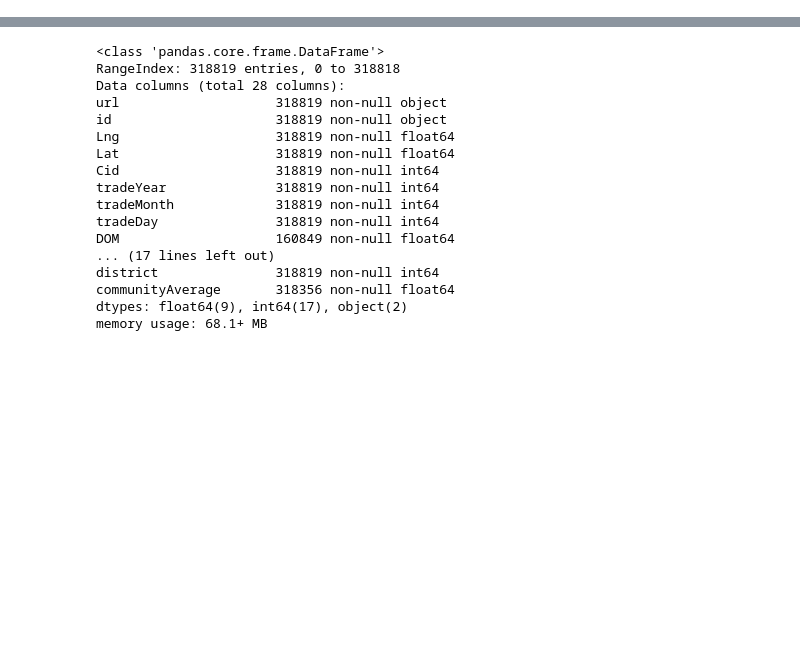
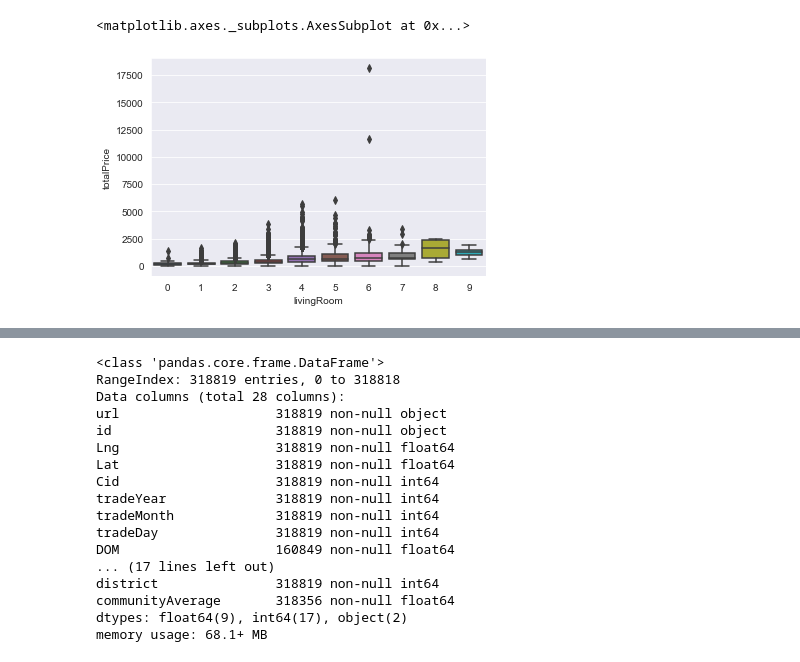
Before and after one commit to ezprogramming/Infosys722_iteration4, a Jupyter notebook: Iteration4.ipynb, the cells around one changed output, grey strips where cells are left out. Saved outputs shown, nothing was run; the diff lists cells and outputs as text; code cells hidden in the pictures; blank space fills up the shorter version.

```diff
--- a/Iteration4.ipynb
+++ b/Iteration4.ipynb
@@ -97,0 +97,7 @@ df_hp.describe()
+# %%
+sns.set_style('darkgrid')
+
+sns.boxplot(data = df_hp, x = 'livingRoom', y = 'totalPrice')
+# %% [output]
+<matplotlib.axes._subplots.AxesSubplot at 0x...>
+[figure, added]
```
Also changed, not shown: parts of 12 cells of this notebook.
